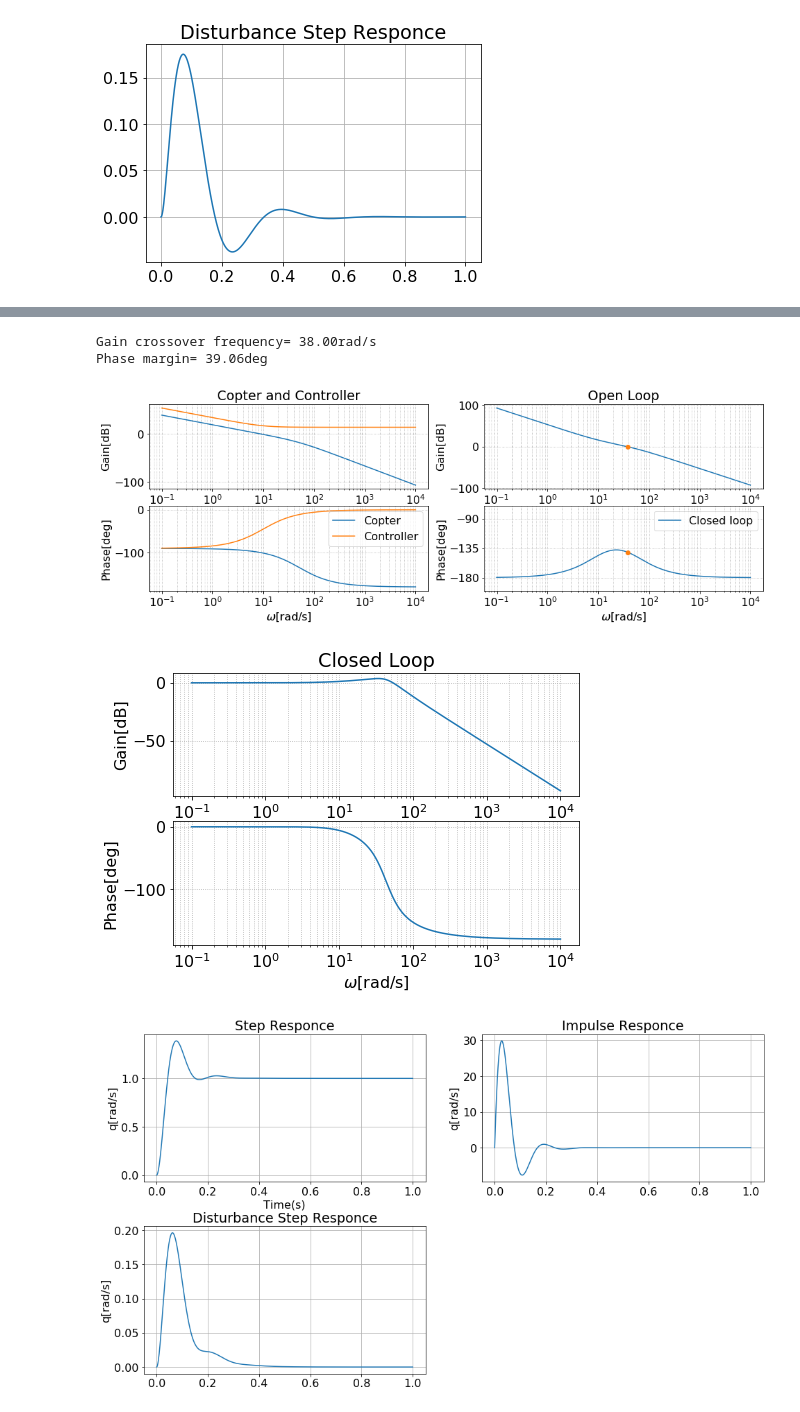
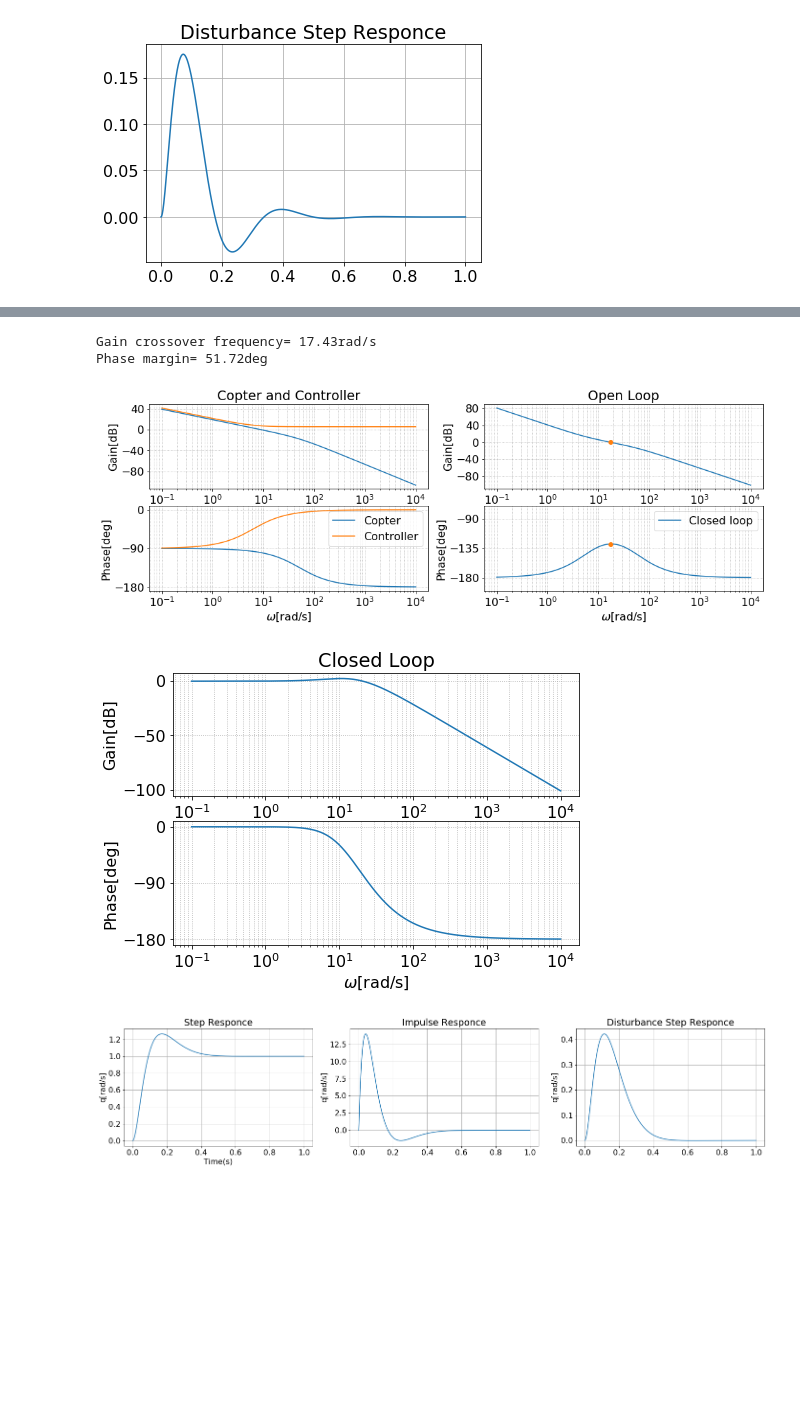
Before and after one commit to kouhei1970/fundamental_of_multicopter_control, a Jupyter notebook: sandbox/control_sandbox.ipynb, the cells around one changed output, grey strips where cells are left out. Saved outputs shown, nothing was run; the diff lists cells and outputs as text; code cells hidden in the pictures; blank space fills up the shorter version.

```diff
--- a/sandbox/control_sandbox.ipynb
+++ b/sandbox/control_sandbox.ipynb
@@ -546,7 +546,7 @@ Gain crossover frequency=     29.66rad/s
 [figure]
 # %%
 #比例制御 Ver 2
-Kp=3.7
+Kp=3.0
 cont=matlab.tf([Kp],[0,1])
 L=sysq*cont
 closesys=matlab.feedback(L)
@@ -669,7 +669,7 @@ Gain crossover frequency=     29.34rad/s
 # %%
 #PI制御 Ver 2
-Kp=5#3.75
-Ti=0.1
+Kp=1.9#3.75
+Ti=0.16
 cont=matlab.tf([Kp, Kp/Ti],[1,0])
 L=sysq*cont
 closesys=matlab.feedback(L)
@@ -693,14 +693,17 @@ ax4=fig.add_subplot(2,2,4)
 
 ax1.grid(which="both",ls=':')
 ax1.set_ylabel('Gain[dB]')
+ax1.set_yticks(np.arange(-80,41,40))
 ax1.set_title('Copter and Controller')
 
 ax2.grid(which="both",ls=':')
 ax2.set_xlabel('$\omega$[rad/s]')
 ax2.set_ylabel('Phase[deg]')
+ax2.set_yticks([-180,-90,0])
 
 ax3.grid(which="both",ls=':')
 ax3.set_ylabel('Gain[dB]')
+ax3.set_yticks(np.arange(-80,81,40))
 ax3.set_title('Open Loop')
 
 ax4.grid(which="both",ls=':')
@@ -745,49 +748,50 @@ ax5.set_title('Closed Loop')
 ax6.grid(which="both",ls=':')
 ax6.set_xlabel('$\omega$[rad/s]')
 ax6.set_ylabel('Phase[deg]')
+ax6.set_yticks([-180,-90,0])
 plt.show()
 
 
-fig3=plt.figure(figsize=(16,9))
+fig3=plt.figure(figsize=(24,4.5))
 fig3.subplots_adjust(hspace=0.3)
-ax7=fig3.add_subplot(2,2,1)
-ax8=fig3.add_subplot(2,2,2)
-ax9=fig3.add_subplot(2,2,3)
+ax7=fig3.add_subplot(1,3,1)
+ax8=fig3.add_subplot(1,3,2)
+ax9=fig3.add_subplot(1,3,3)
 
 #ステップ応答
 t=np.linspace(0,1,1000)
 y,t=matlab.step(closesys, t)
 ax7.plot(t,y)
 ax7.grid()
 ax7.set_xlabel('Time(s)')
 ax7.set_ylabel('q[rad/s]')
 ax7.set_title('Step Responce')
 
 
 #インパルス応答
 t=np.linspace(0,1,1000)
 y,t=matlab.impulse(closesys, t)
 ax8.plot(t,y)
 ax8.grid()
 ax8.set_ylabel('q[rad/s]')
 ax8.set_title('Impulse Responce')
 
 
 ###外乱応答
 sys_dist=sysq/(1+cont*sysq)
 
 #外乱ステップ応答
 t=np.linspace(0,1,1000)
 y,t=matlab.step(sys_dist, t)
 ax9.plot(t,y)
 ax9.grid()
 ax9.set_ylabel('q[rad/s]')
 ax9.set_title('Disturbance Step Responce')
 plt.show()
 # %% [output]
-Gain crossover frequency= 38.00rad/s
-Phase margin= 39.06deg
+Gain crossover frequency= 17.43rad/s
+Phase margin= 51.72deg
-[figure, old version]
+[figure, new version]
-[figure, old version]
+[figure, new version]
-[figure, old version]
+[figure, new version]
 # %%
```
Also changed, not shown: parts of 8 cells of this notebook, 1 other file.
